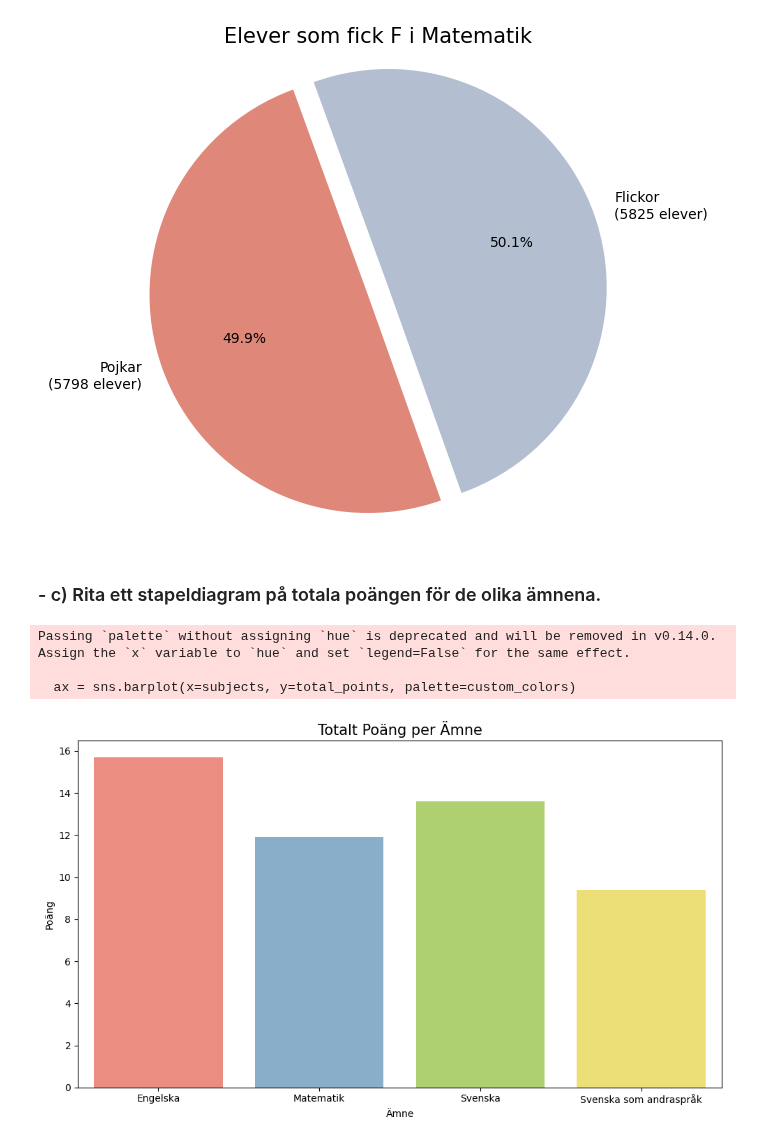
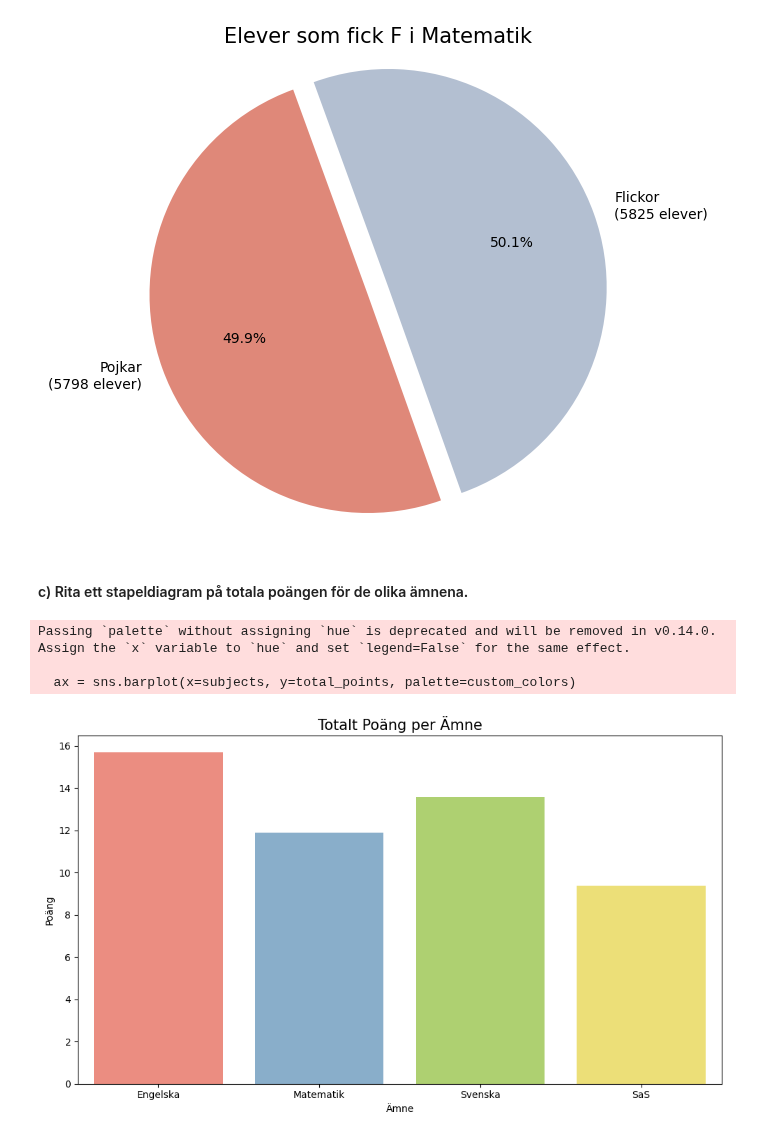
Before and after one commit to ArthurLopez1/Python-Arthur-Lopez-OPA23, a Jupyter notebook: labb2/labb2.ipynb, the cells around one changed output. Cells and saved outputs as stored; diff of their text form; code cells hidden in the pictures.

```diff
--- a/labb2/labb2.ipynb
+++ b/labb2/labb2.ipynb
@@ -141,30 +141,29 @@ plt.show()
 # %% [output]
 [figure]
 # %% [markdown]
-### - c) Rita ett stapeldiagram på totala poängen för de olika ämnena.
+#### c) Rita ett stapeldiagram på totala poängen för de olika ämnena.
 # %%
 import seaborn as sns
 
 # Define the data for different subjects
-subjects = ['Engelska', 'Matematik', 'Svenska', 'Svenska som andraspråk']
+subjects = ['Engelska', 'Matematik', 'Svenska', 'SaS']
 total_points = [df_eng['Totalt(poäng)'].iloc[0], df_mat['Totalt(poäng)'].iloc[0], df_swe['Totalt(poäng)'].iloc[0], df_swe_as['Totalt(poäng)'].iloc[0]]
 
 custom_colors = ['#fd7f6f', '#7eb0d5', '#b2e061', '#ffee65']
 
 # Create a bar chart
 plt.figure(figsize=(10, 6))
 ax = sns.barplot(x=subjects, y=total_points, palette=custom_colors)
 
 plt.title('Totalt Poäng per Ämne', fontsize=15)
 plt.xlabel('Ämne')
 plt.ylabel('Poäng')
-plt.xticks(rotation=45)
 plt.xticks(rotation=0)
 plt.tight_layout()
 #plt.savefig('points_barchart.png', bbox_inches='tight', transparent=True, pad_inches=0, facecolor=(1, 1, 1))
 plt.show()
 # %% [output]
 Passing `palette` without assigning `hue` is deprecated and will be removed in v0.14.0. Assign the `x` variable to `hue` and set `legend=False` for the same effect.
 
   ax = sns.barplot(x=subjects, y=total_points, palette=custom_colors)
-[figure, old version]
+[figure, new version]
```
Also changed, not shown: parts of 5 cells of this notebook, 6 other files.
